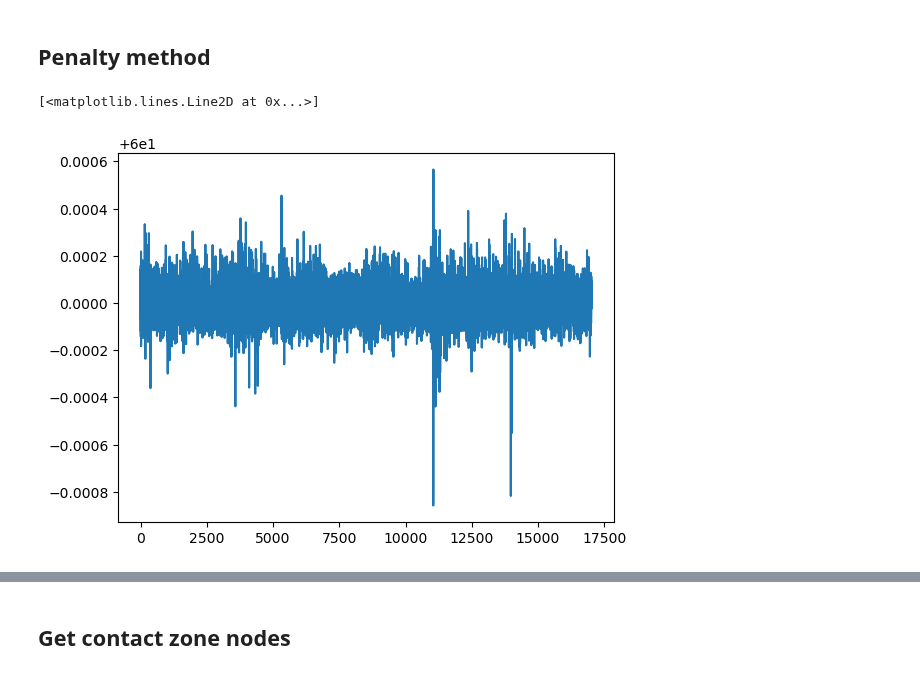
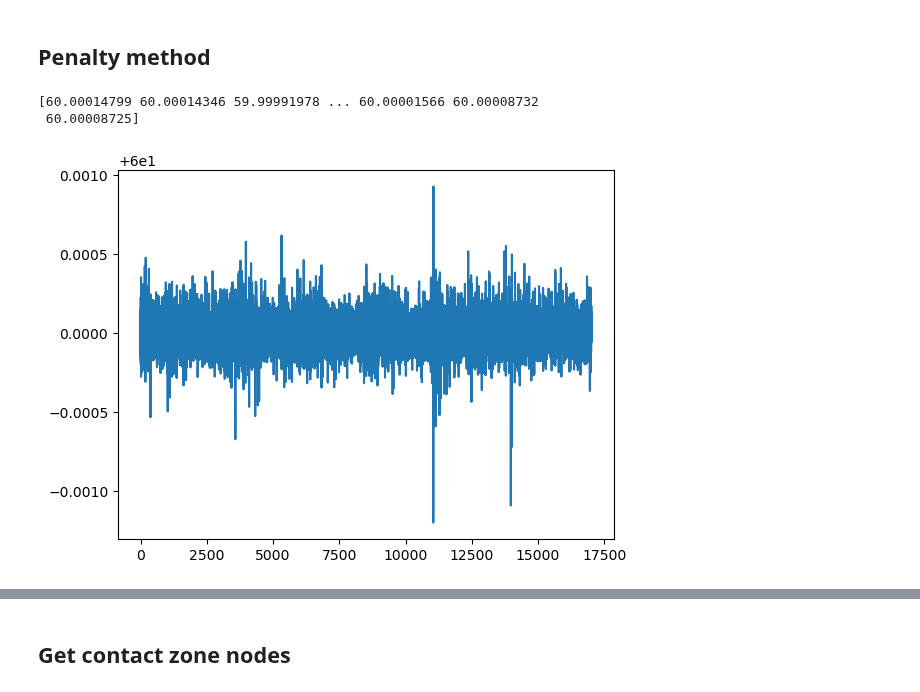
Before and after one commit to yanjun96/thermal_mechanics_fenicsx, a Jupyter notebook: mech_disc/brake_pad_1.ipynb, the cells around one changed output, grey strips where cells are left out. Drawn from its saved outputs; the diff is of its cells as text; code cells hidden in the pictures.

Commit message:
check Delta_T

```diff
--- a/mech_disc/brake_pad_1.ipynb
+++ b/mech_disc/brake_pad_1.ipynb
@@ -75,8 +75,8 @@ plot_T_pad( domain_pad, T_new_p).show()
 VT      = fem.functionspace(domain_pad, ("CG", 1))         #define the finite element function space
 Delta_T = fem.Function(VT, name ="Temperature_variation")  # T_ is the test function, like v
 
-#for i in range(len(T_new_p)):
-#    Delta_T.vector.array[i] = T_new_p[i]
+for i in range(len(T_new_p)):
+    Delta_T.x.array[i] = T_new_p[i]  #Delta_T is the nodes temperature.
 
 #######try to make domain only for brake pad.
 E    = fem.Constant(domain_pad, 50e3)             # Elastic module
@@ -137,11 +137,13 @@ Info    : Done reading 'new_pad.msh'
 [figure]
 # %% [markdown]
 ## Penalty method
-# %%
-plt.plot(T_new_p)
-# %% [output]
-[<matplotlib.lines.Line2D at 0x...>]
-[figure, removed]
+# %%
+plt.plot(Delta_T.x.array)
+print( Delta_T.x.array )
+# %% [output]
+[60.00014799 60.00014346 59.99991978 ... 60.00001566 60.00008732
+ 60.00008725]
+[figure, added]
 # %%
 def bottom_contact_nodes(x):
     return np.isclose(x[2], z1)
```
Also changed, not shown: parts of 10 cells of this notebook, 6 other files.
